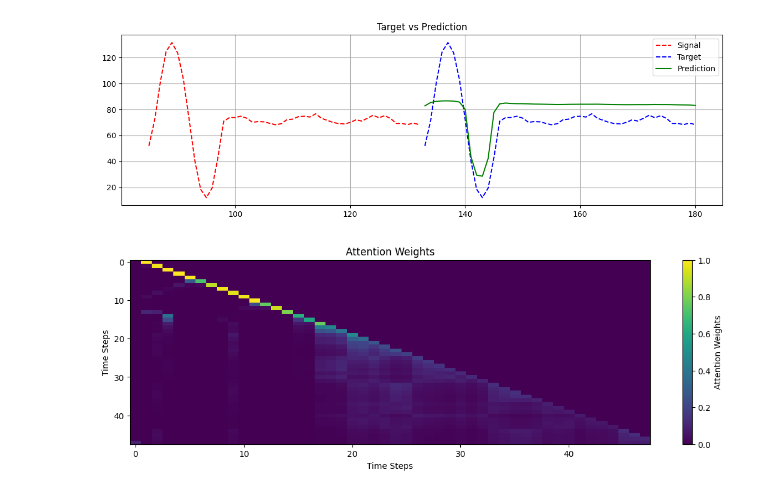
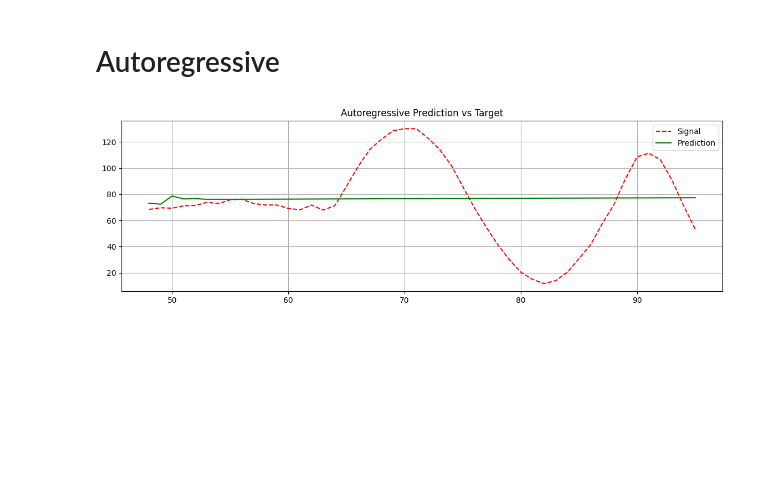
Before and after one commit to FinnAlberts/attention_analysis, a Jupyter notebook: test.ipynb, the cells around one changed output. Cells and saved outputs as stored; diff of their text form; code cells hidden in the pictures; blank space fills up the shorter version.

```diff
--- a/test.ipynb
+++ b/test.ipynb
@@ -9,13 +9,19 @@ from src.Transformer.DistanceMetrics import euclidean
 from torch.utils.data import DataLoader, random_split
 # %%
 device = torch.device("cuda" if torch.cuda.is_available() else "cpu")
-dataset = SimplePeriodicDataset(len_timeseries=512, seq_len=48, shift=1)
+
+# Variables
+len_timeseries = 512
+seq_len = 48
+batch_size = 64
+
+dataset = SimplePeriodicDataset(len_timeseries=len_timeseries, seq_len=seq_len, shift=1)
 val_size = int(0.2 * len(dataset))
 train_size = len(dataset) - val_size
 
 train_set, val_set = random_split(dataset, [train_size, val_size])
-train_loader = DataLoader(train_set, batch_size=64, shuffle=True)
-val_loader = DataLoader(val_set, batch_size=64, shuffle=False)
+train_loader = DataLoader(train_set, batch_size=batch_size, shuffle=True)
+val_loader = DataLoader(val_set, batch_size=batch_size, shuffle=False)
 
 # === Model ===
 model = PointSimplexDecoderOnlyTransformer(
@@ -28,19 +34,19 @@ model = PointSimplexDecoderOnlyTransformer(
     distance_metric=euclidean,
     conv_out_dim=64,
     kernel_size=3,
-    n_heads=1
+    n_heads=4
 )
 
 device = torch.device("cuda" if torch.cuda.is_available() else "cpu")
 model.to(device)
 
-criterion = nn.MSELoss()
+criterion = nn.L1Loss()
 optimizer = torch.optim.Adam(model.parameters(), lr=1e-3)
 
 train_losses = []
 val_losses = []
 
-for epoch in range(60):
+for epoch in range(120):
     # --- Training ---
     model.train()
     train_loss = 0.0
@@ -48,7 +54,7 @@ for epoch in range(60):
         X_src, fX_src, fX_tgt = X_src.to(device), fX_src.to(device), fX_tgt.to(device)
 
         # Create causal mask
-        mask = torch.tril(torch.ones((dataset[0][0].shape[1], dataset[0][0].shape[1]), device=device)).unsqueeze(0).repeat(X_src.size(0), 1, 1)
+        mask = torch.tril(torch.ones((seq_len, seq_len), device=device)).unsqueeze(0).repeat(X_src.size(0), 1, 1) # (batch_size, seq_len, seq_len)
 
         preds = model(X_src, fX_src, mask=mask)
         target = fX_tgt[..., 0].unsqueeze(-1)
@@ -70,7 +76,7 @@ for epoch in range(60):
         for X_src, fX_src, _, fX_tgt in val_loader:
             X_src, fX_src, fX_tgt = X_src.to(device), fX_src.to(device), fX_tgt.to(device)
 
-            mask = torch.tril(torch.ones((dataset[0][0].shape[1], dataset[0][0].shape[1]), device=device)).unsqueeze(0).repeat(X_src.size(0), 1, 1)
+            mask = torch.tril(torch.ones((seq_len, seq_len), device=device)).unsqueeze(0).repeat(X_src.size(0), 1, 1) # (batch_size, seq_len, seq_len)
             preds = model(X_src, fX_src, mask)
             target = fX_tgt[..., 0].unsqueeze(-1)
 
@@ -79,5 +85,5 @@ for epoch in range(60):
 
     val_losses.append(val_loss / len(val_loader))
 
-    print(f"Epoch {epoch+1}/60 | Train Loss: {train_losses[-1]:.4f} | Val Loss: {val_losses[-1]:.4f}")
+    print(f"Epoch {epoch+1}/120 | Train Loss: {train_losses[-1]:.4f} | Val Loss: {val_losses[-1]:.4f}")
 # %% [output]
@@ -113,0 +160,2 @@ plt.show()
+# %% [markdown]
+# Autoregressive
@@ -114,33 +189,21 @@ plt.show()
 # %%
-# === Visualize Prediction ===
-model.eval()
-X, fX, _, y = dataset[250]
+X, fX, _, y = dataset[320]
 X = X.unsqueeze(0).to(device)
 fX = fX.unsqueeze(0).to(device)
-mask = torch.tril(torch.ones(X.shape[1], X.shape[1], device=device)).unsqueeze(0)
 
-with torch.no_grad():
-    pred = model(X, fX, mask=mask).squeeze(0).cpu()
+forecast_horizon = 48  # zelfde lengte als target
+forecast = autoregressive_forecast(model, X, fX, forecast_horizon, device)
 
 plt.figure(figsize=(14, 4))
-start_idx = 85
-plt.plot(range(start_idx, start_idx + len(y)), y.cpu(), 'r--', label='Signal')
-plt.plot(range(start_idx + len(y), start_idx + 2 * len(y)), y.cpu(), 'b--', label='Target')
-plt.plot(range(start_idx + len(y), start_idx + 2 * len(y)), pred[-len(y):, 0], 'g-', label='Prediction')
+start_idx = 100
+input_signal = fX[0, :, 0].cpu()
+target = y.cpu()
+
+plt.plot(range(len(input_signal), len(input_signal) + len(forecast)), input_signal, 'r--', label='Signal')
+plt.plot(range(len(input_signal), len(input_signal) + len(forecast)), forecast, 'g-', label='Prediction')
 plt.legend()
-plt.title("Target vs Prediction")
+plt.title("Autoregressive Prediction vs Target")
 plt.grid()
 plt.show()
 # %% [output]
-[figure, old version]
+[figure, new version]
-# %%
-# visualize attention weights in a plot underneath the time series
-plt.figure(figsize=(14, 4))
-plt.imshow(model.transformer_blocks[0].attention.attention_weight.squeeze(0).cpu(), cmap='viridis', aspect='auto')
-plt.colorbar(label='Attention Weights')
-plt.title("Attention Weights")
-plt.xlabel("Time Steps")
-plt.ylabel("Time Steps")
-plt.show()
-# %% [output]
-[figure, removed]
```
Also changed, not shown: parts of 12 cells of this notebook, 1 other file.
